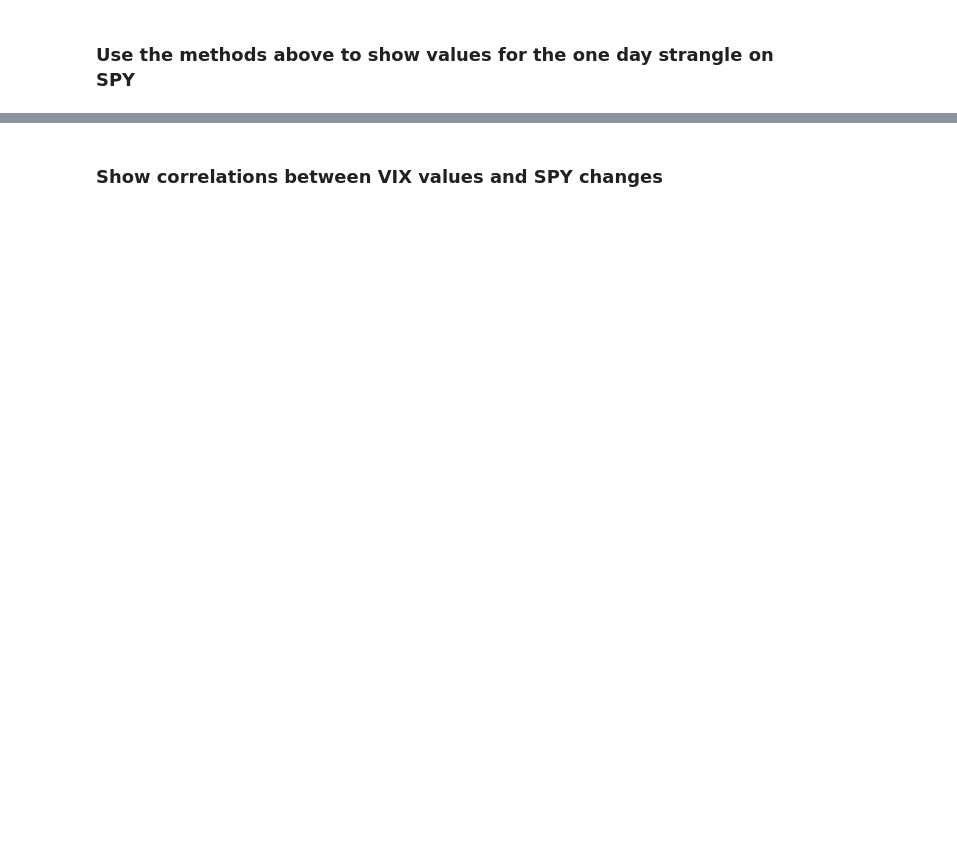
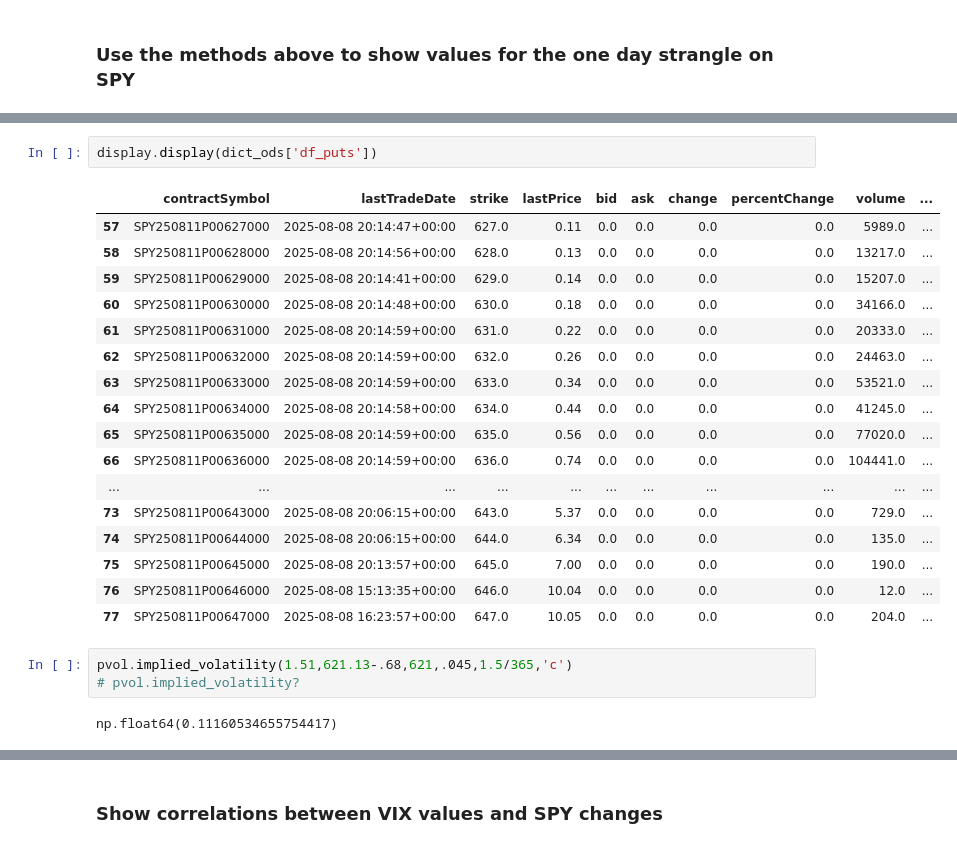
Before and after one commit to bgithub1/portfolio_risk, a Jupyter notebook: portfolio_risk/yahoo_options.ipynb, the cells around one changed output, grey strips where cells are left out. Drawn from its saved outputs; the diff is of its cells as text; blank space fills up the shorter version.

```diff
--- a/portfolio_risk/yahoo_options.ipynb
+++ b/portfolio_risk/yahoo_options.ipynb
@@ -356,0 +832,25 @@ IndexError: single positional indexer is out-of-bounds
+# %%
+display.display(dict_ods['df_puts'])
+# %% [output]
+|  | contractSymbol | lastTradeDate | strike | lastPrice | bid | ask | change | percentChange | volume | ... |
+| 57 | SPY250811P00627000 | 2025-08-08 20:14:47+00:00 | 627.0 | 0.11 | 0.0 | 0.0 | 0.0 | 0.0 | 5989.0 | ... |
+| 58 | SPY250811P00628000 | 2025-08-08 20:14:56+00:00 | 628.0 | 0.13 | 0.0 | 0.0 | 0.0 | 0.0 | 13217.0 | ... |
+| 59 | SPY250811P00629000 | 2025-08-08 20:14:41+00:00 | 629.0 | 0.14 | 0.0 | 0.0 | 0.0 | 0.0 | 15207.0 | ... |
+| 60 | SPY250811P00630000 | 2025-08-08 20:14:48+00:00 | 630.0 | 0.18 | 0.0 | 0.0 | 0.0 | 0.0 | 34166.0 | ... |
+| 61 | SPY250811P00631000 | 2025-08-08 20:14:59+00:00 | 631.0 | 0.22 | 0.0 | 0.0 | 0.0 | 0.0 | 20333.0 | ... |
+| 62 | SPY250811P00632000 | 2025-08-08 20:14:59+00:00 | 632.0 | 0.26 | 0.0 | 0.0 | 0.0 | 0.0 | 24463.0 | ... |
+| 63 | SPY250811P00633000 | 2025-08-08 20:14:59+00:00 | 633.0 | 0.34 | 0.0 | 0.0 | 0.0 | 0.0 | 53521.0 | ... |
+| 64 | SPY250811P00634000 | 2025-08-08 20:14:58+00:00 | 634.0 | 0.44 | 0.0 | 0.0 | 0.0 | 0.0 | 41245.0 | ... |
+| 65 | SPY250811P00635000 | 2025-08-08 20:14:59+00:00 | 635.0 | 0.56 | 0.0 | 0.0 | 0.0 | 0.0 | 77020.0 | ... |
+| 66 | SPY250811P00636000 | 2025-08-08 20:14:59+00:00 | 636.0 | 0.74 | 0.0 | 0.0 | 0.0 | 0.0 | 104441.0 | ... |
+| ... | ... | ... | ... | ... | ... | ... | ... | ... | ... | ... |
+| 73 | SPY250811P00643000 | 2025-08-08 20:06:15+00:00 | 643.0 | 5.37 | 0.0 | 0.0 | 0.0 | 0.0 | 729.0 | ... |
+| 74 | SPY250811P00644000 | 2025-08-08 20:06:15+00:00 | 644.0 | 6.34 | 0.0 | 0.0 | 0.0 | 0.0 | 135.0 | ... |
+| 75 | SPY250811P00645000 | 2025-08-08 20:13:57+00:00 | 645.0 | 7.00 | 0.0 | 0.0 | 0.0 | 0.0 | 190.0 | ... |
+| 76 | SPY250811P00646000 | 2025-08-08 15:13:35+00:00 | 646.0 | 10.04 | 0.0 | 0.0 | 0.0 | 0.0 | 12.0 | ... |
+| 77 | SPY250811P00647000 | 2025-08-08 16:23:57+00:00 | 647.0 | 10.05 | 0.0 | 0.0 | 0.0 | 0.0 | 204.0 | ... |
+# %%
+pvol.implied_volatility(1.51,621.13-.68,621,.045,1.5/365,'c')
+# pvol.implied_volatility?
+# %% [output]
+np.float64(0.11160534655754417)
```
Also changed, not shown: parts of 28 cells of this notebook, 2 other files.
